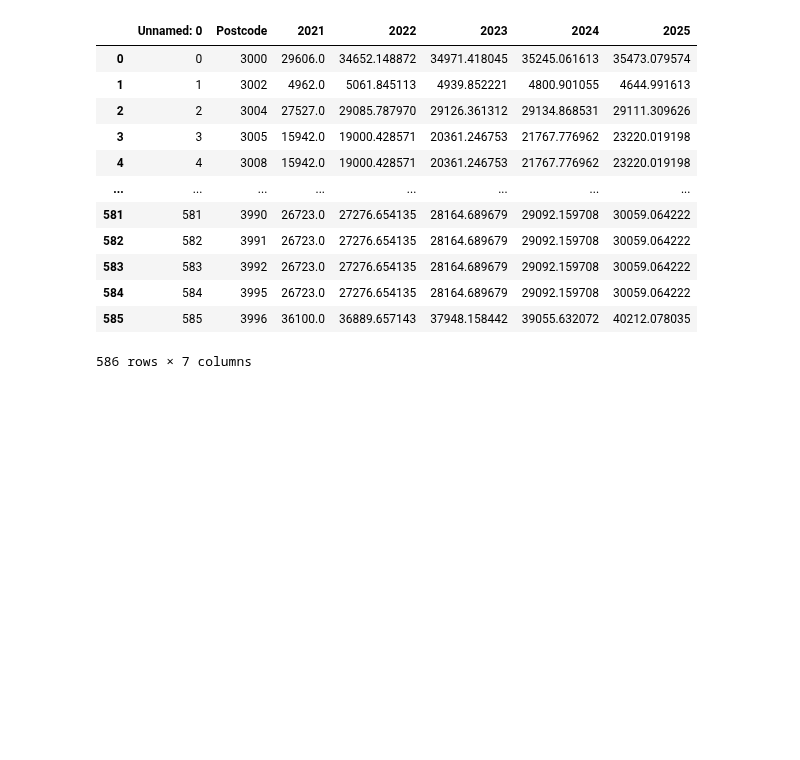
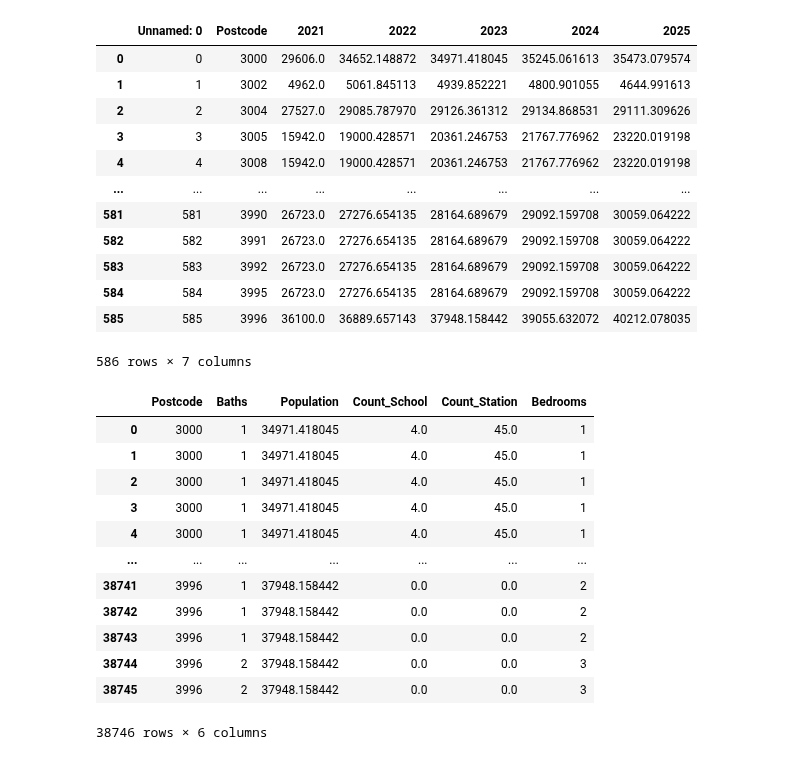
Before and after one commit to MAST30034-Applied-Data-Science/generic-real-estate-consulting-project-group50, a Jupyter notebook: draft works/RF_Model.ipynb, the cells around one changed output. Drawn from its saved outputs; the diff is of its cells as text; code cells hidden in the pictures; blank space fills up the shorter version.

```diff
--- a/draft works/RF_Model.ipynb
+++ b/draft works/RF_Model.ipynb
@@ -209,3 +211,19 @@ pop_2023 = pop_2023[['Postcode', '2023', 'Baths', 'Count_School', 'Count_Station
+# %%
+pop_2023
+# %% [output]
+|  | Postcode | Baths | Population | Count_School | Count_Station | Bedrooms |
+| 0 | 3000 | 1 | 34971.418045 | 4.0 | 45.0 | 1 |
+| 1 | 3000 | 1 | 34971.418045 | 4.0 | 45.0 | 1 |
+| 2 | 3000 | 1 | 34971.418045 | 4.0 | 45.0 | 1 |
+| 3 | 3000 | 1 | 34971.418045 | 4.0 | 45.0 | 1 |
+| 4 | 3000 | 1 | 34971.418045 | 4.0 | 45.0 | 1 |
+| ... | ... | ... | ... | ... | ... | ... |
+| 38741 | 3996 | 1 | 37948.158442 | 0.0 | 0.0 | 2 |
+| 38742 | 3996 | 1 | 37948.158442 | 0.0 | 0.0 | 2 |
+| 38743 | 3996 | 1 | 37948.158442 | 0.0 | 0.0 | 2 |
+| 38744 | 3996 | 2 | 37948.158442 | 0.0 | 0.0 | 3 |
+| 38745 | 3996 | 2 | 37948.158442 | 0.0 | 0.0 | 3 |
+38746 rows × 6 columns
 # %%
 
 pred_2023 = rf.predict(pop_2023)
```
Also changed, not shown: parts of 7 cells of this notebook.
